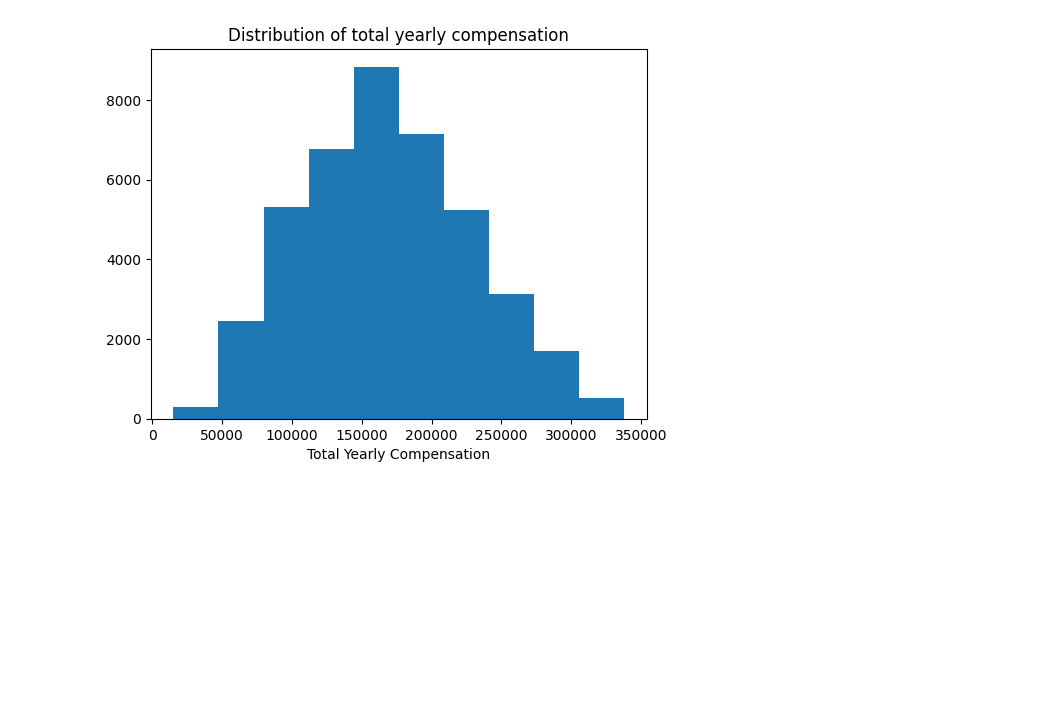
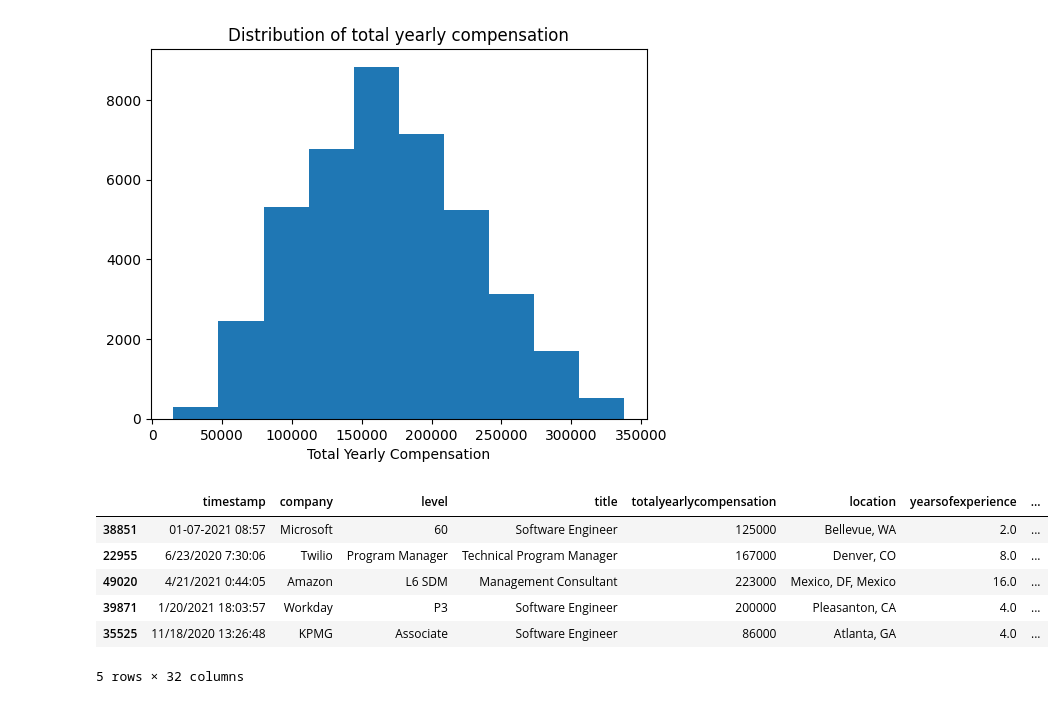
Before and after one commit to drakonic-fury/DTSC-2302-FP, a Jupyter notebook: project.ipynb, the cells around one changed output. Cells and saved outputs as stored; diff of their text form; code cells hidden in the pictures; blank space fills up the shorter version.

```diff
--- a/project.ipynb
+++ b/project.ipynb
@@ -139,4 +139,15 @@ plt.title("Distribution of total yearly compensation")
 plt.show()
 # %% [output]
 [figure]
+# %%
+encodedData = pd.get_dummies(dfclean, columns=['gender'], prefix='gender', dtype=int)
+encodedData.sample(5)
+# %% [output]
+|  | timestamp | company | level | title | totalyearlycompensation | location | yearsofexperience | ... |
+| 38851 | 01-07-2021 08:57 | Microsoft | 60 | Software Engineer | 125000 | Bellevue, WA | 2.0 | ... |
+| 22955 | 6/23/2020 7:30:06 | Twilio | Program Manager | Technical Program Manager | 167000 | Denver, CO | 8.0 | ... |
+| 49020 | 4/21/2021 0:44:05 | Amazon | L6 SDM | Management Consultant | 223000 | Mexico, DF, Mexico | 16.0 | ... |
+| 39871 | 1/20/2021 18:03:57 | Workday | P3 | Software Engineer | 200000 | Pleasanton, CA | 4.0 | ... |
+| 35525 | 11/18/2020 13:26:48 | KPMG | Associate | Software Engineer | 86000 | Atlanta, GA | 4.0 | ... |
+5 rows × 32 columns
 # %%
```
Also changed, not shown: parts of 1 cell of this notebook.
